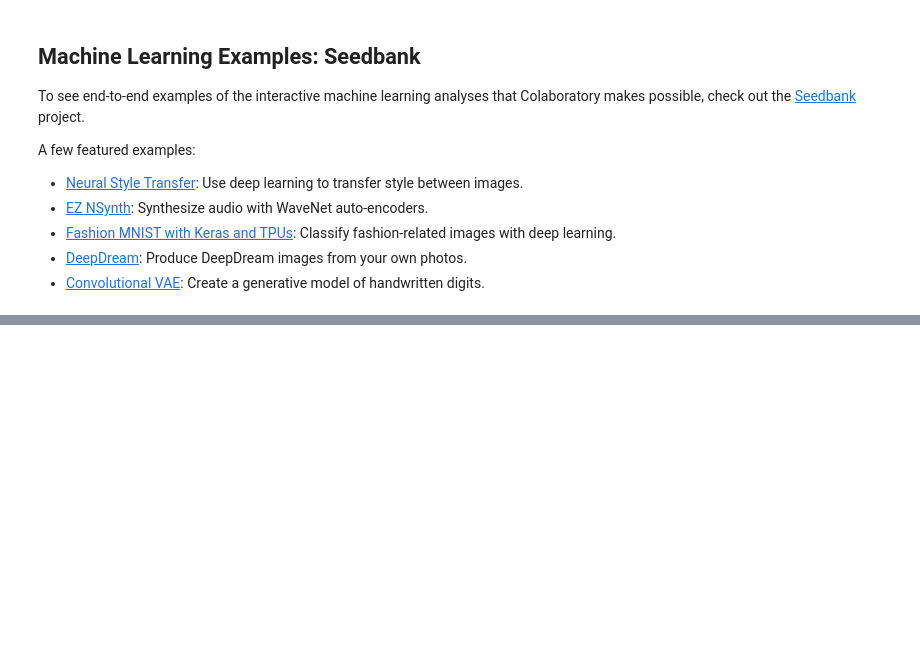
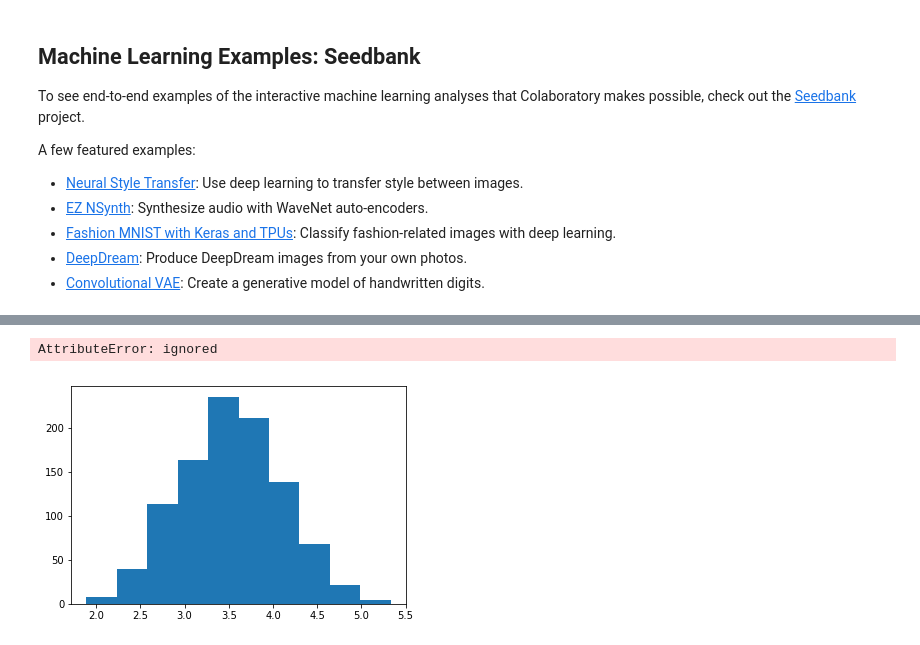
Before and after one commit to Toshi2013/HelloGit, a Jupyter notebook: Welcome_To_Colaboratory01.ipynb, the cells around one changed output, grey strips where cells are left out. Drawn from its saved outputs; the diff is of its cells as text; code cells hidden in the pictures; blank space fills up the shorter version.

```diff
--- a/Welcome_To_Colaboratory01.ipynb
+++ b/Welcome_To_Colaboratory01.ipynb
@@ -213,0 +283,6 @@ plt.grid(True)
+# %%
+# N=10^3
+function_central_theory(10^3)
+# %% [output]
+AttributeError: ignored
+[figure, added]
```
Also changed, not shown: parts of 10 cells of this notebook.
